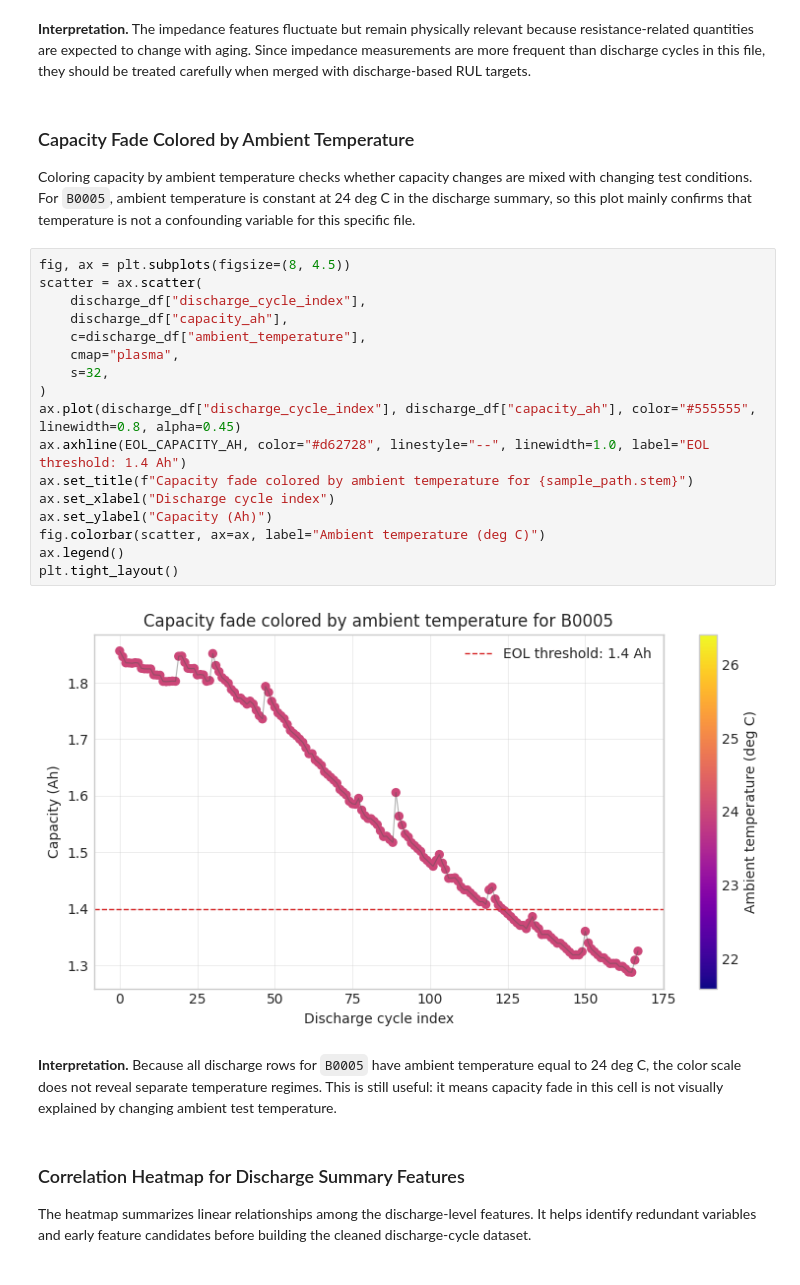
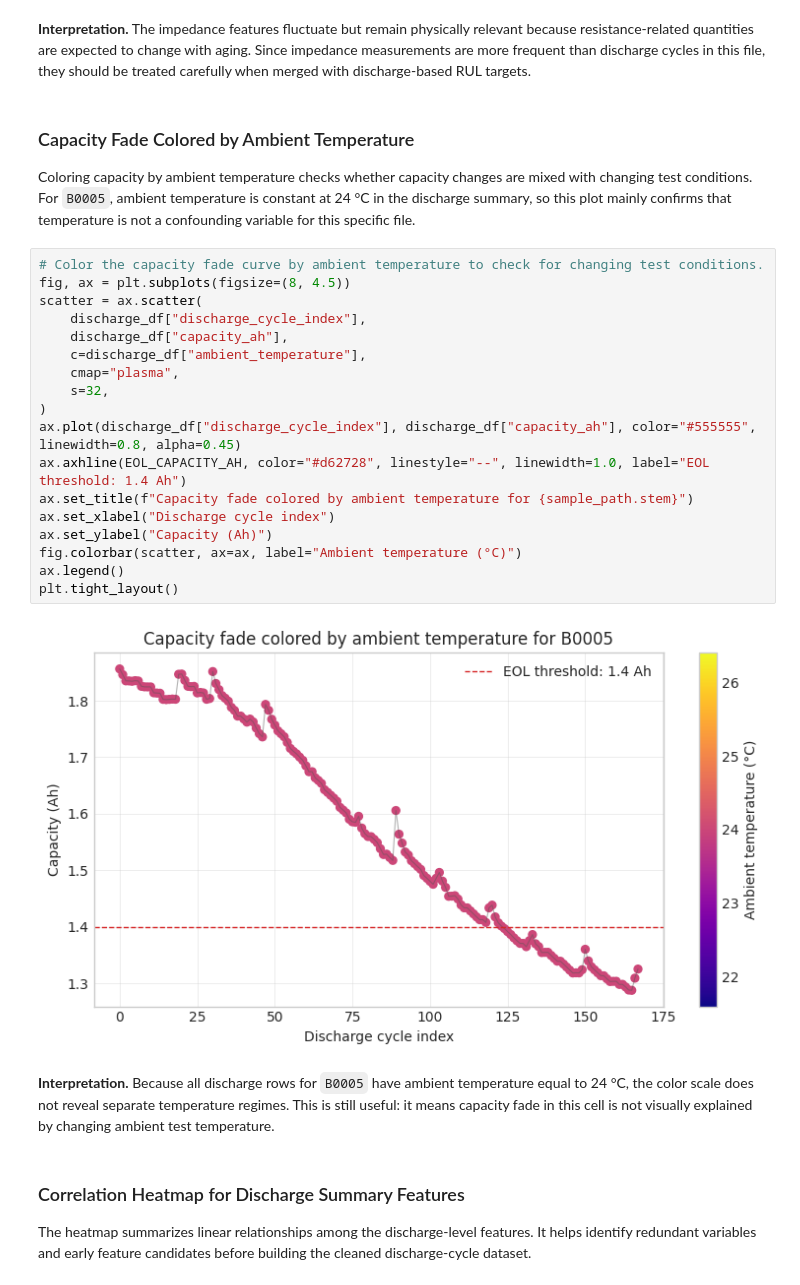
Before and after one commit to aymen-elo/xai-nasa-battery-aging, a Jupyter notebook: notebooks/01_dataset_inspection.ipynb, the cells around one changed output. Saved outputs shown, nothing was run; the diff lists cells and outputs as text.

```diff
--- a/notebooks/01_dataset_inspection.ipynb
+++ b/notebooks/01_dataset_inspection.ipynb
@@ -485,28 +742,29 @@ else:
 # %% [markdown]
 ### Capacity Fade Colored by Ambient Temperature
 
-Coloring capacity by ambient temperature checks whether capacity changes are mixed with changing test conditions. For `B0005`, ambient temperature is constant at 24 deg C in the discharge summary, so this plot mainly confirms that temperature is not a confounding variable for this specific file.
+Coloring capacity by ambient temperature checks whether capacity changes are mixed with changing test conditions. For `B0005`, ambient temperature is constant at 24 °C in the discharge summary, so this plot mainly confirms that temperature is not a confounding variable for this specific file.
 # %%
+# Color the capacity fade curve by ambient temperature to check for changing test conditions.
 fig, ax = plt.subplots(figsize=(8, 4.5))
 scatter = ax.scatter(
     discharge_df["discharge_cycle_index"],
     discharge_df["capacity_ah"],
     c=discharge_df["ambient_temperature"],
     cmap="plasma",
     s=32,
 )
 ax.plot(discharge_df["discharge_cycle_index"], discharge_df["capacity_ah"], color="#555555", linewidth=0.8, alpha=0.45)
 ax.axhline(EOL_CAPACITY_AH, color="#d62728", linestyle="--", linewidth=1.0, label="EOL threshold: 1.4 Ah")
 ax.set_title(f"Capacity fade colored by ambient temperature for {sample_path.stem}")
 ax.set_xlabel("Discharge cycle index")
 ax.set_ylabel("Capacity (Ah)")
-fig.colorbar(scatter, ax=ax, label="Ambient temperature (deg C)")
+fig.colorbar(scatter, ax=ax, label="Ambient temperature (°C)")
 ax.legend()
 plt.tight_layout()
 # %% [output]
-[figure, old version]
+[figure, new version]
 # %% [markdown]
-**Interpretation.** Because all discharge rows for `B0005` have ambient temperature equal to 24 deg C, the color scale does not reveal separate temperature regimes. This is still useful: it means capacity fade in this cell is not visually explained by changing ambient test temperature.
+**Interpretation.** Because all discharge rows for `B0005` have ambient temperature equal to 24 °C, the color scale does not reveal separate temperature regimes. This is still useful: it means capacity fade in this cell is not visually explained by changing ambient test temperature.
 # %% [markdown]
 ### Correlation Heatmap for Discharge Summary Features
 
```
Also changed, not shown: parts of 34 cells of this notebook.
